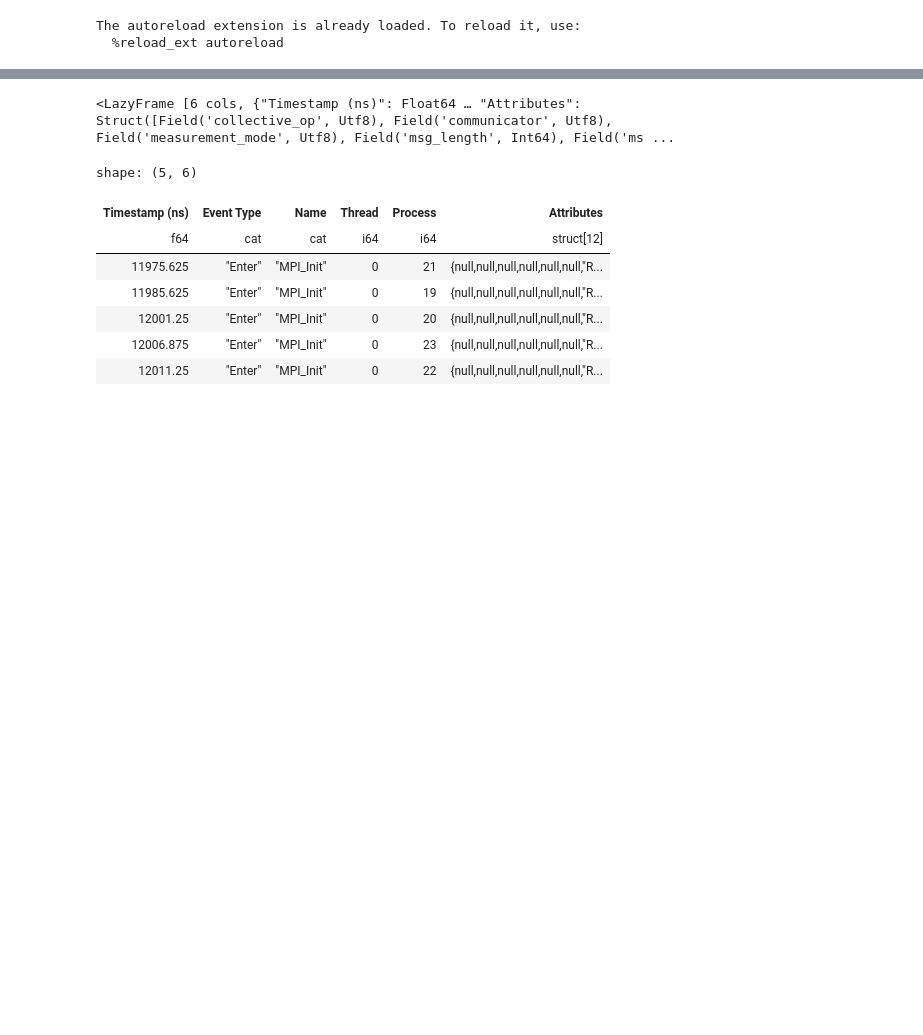
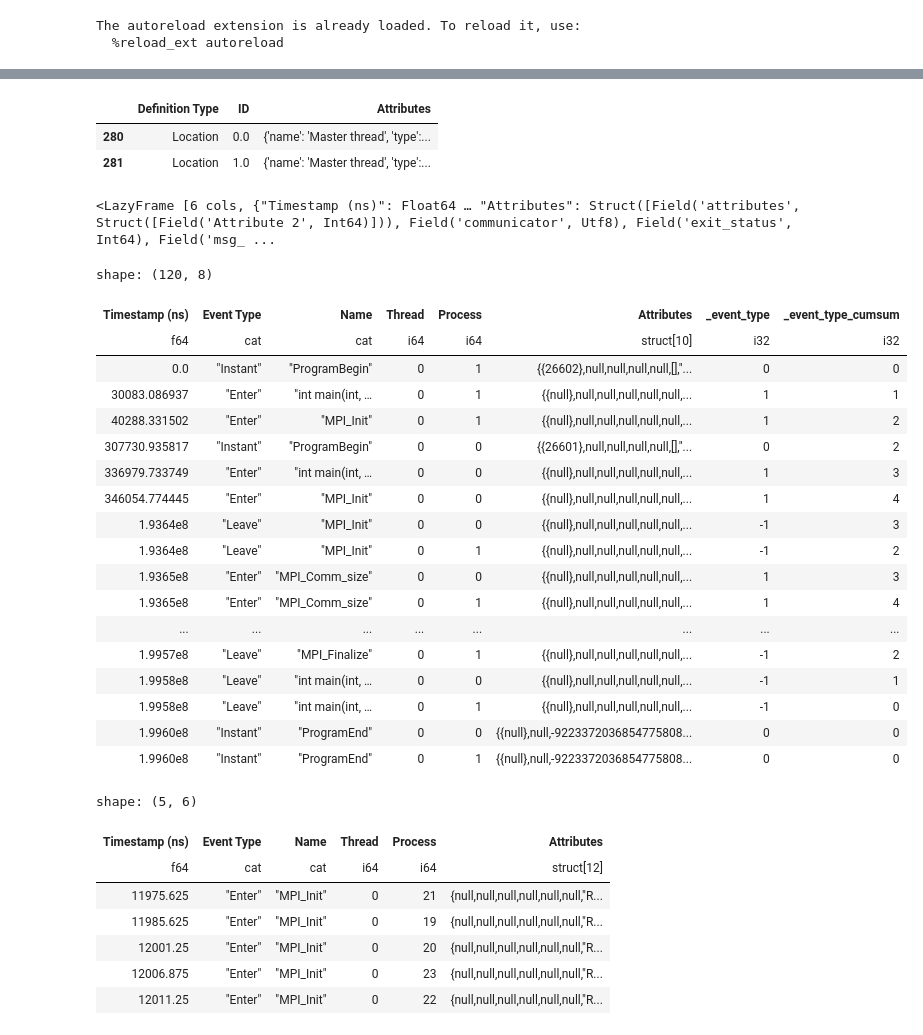
Before and after one commit to hpcgroup/pipit, a Jupyter notebook: docs/examples/polars.ipynb, the cells around one changed output, grey strips where cells are left out. Cells and saved outputs as stored; diff of their text form; code cells hidden in the pictures; blank space fills up the shorter version.

```diff
--- a/docs/examples/polars.ipynb
+++ b/docs/examples/polars.ipynb
@@ -13,11 +60,53 @@ import polars as pl
 # %%
-trace = pp.Trace.from_otf2("/home/rakrish/otf2-mpi-only-traces/kripke/32")
+# trace = pp.Trace.from_otf2("/home/rakrish/Score-P-traces/kripke/32/")
+trace = pp.Trace.from_otf2("../../pipit/tests/data/ping-pong-otf2/")
+# %%
+trace.definitions[trace.definitions["Definition Type"] == "Location"]
+# %% [output]
+|  | Definition Type | ID | Attributes |
+| 280 | Location | 0.0 | {'name': 'Master thread', 'type':... |
+| 281 | Location | 1.0 | {'name': 'Master thread', 'type':... |
 # %%
 df = trace.events
 df.sink_parquet("trace.parquet")
 df
 # %% [output]
-<LazyFrame [6 cols, {"Timestamp (ns)": Float64 … "Attributes": Struct([Field('collective_op', Utf8), Field('communicator', Utf8), Field('measurement_mode', Utf8), Field('msg_length', Int64), Field('ms ...
+<LazyFrame [6 cols, {"Timestamp (ns)": Float64 … "Attributes": Struct([Field('attributes', Struct([Field('Attribute 2', Int64)])), Field('communicator', Utf8), Field('exit_status', Int64), Field('msg_ ...
+# %%
+df = df.with_columns(
+    pl.when(pl.col("Event Type") == "Enter")
+    .then(pl.lit(1))
+    .when(pl.col("Event Type") == "Leave")
+    .then(pl.lit(-1))
+    .otherwise(pl.lit(0))
+    .alias("_event_type")
+)
+# %%
+df = df.with_columns(
+    pl.col("_event_type").cumsum().alias("_event_type_cumsum")
+)
+# %%
+df.collect()
+# %% [output]
+shape: (120, 8)
+| Timestamp (ns) | Event Type | Name | Thread | Process | Attributes | _event_type | _event_type_cumsum |
+| f64 | cat | cat | i64 | i64 | struct[10] | i32 | i32 |
+| 0.0 | "Instant" | "ProgramBegin" | 0 | 1 | {{26602},null,null,null,null,[],"... | 0 | 0 |
+| 30083.086937 | "Enter" | "int main(int, … | 0 | 1 | {{null},null,null,null,null,null,... | 1 | 1 |
+| 40288.331502 | "Enter" | "MPI_Init" | 0 | 1 | {{null},null,null,null,null,null,... | 1 | 2 |
+| 307730.935817 | "Instant" | "ProgramBegin" | 0 | 0 | {{26601},null,null,null,null,[],"... | 0 | 2 |
+| 336979.733749 | "Enter" | "int main(int, … | 0 | 0 | {{null},null,null,null,null,null,... | 1 | 3 |
+| 346054.774445 | "Enter" | "MPI_Init" | 0 | 0 | {{null},null,null,null,null,null,... | 1 | 4 |
+| 1.9364e8 | "Leave" | "MPI_Init" | 0 | 0 | {{null},null,null,null,null,null,... | -1 | 3 |
+| 1.9364e8 | "Leave" | "MPI_Init" | 0 | 1 | {{null},null,null,null,null,null,... | -1 | 2 |
+| 1.9365e8 | "Enter" | "MPI_Comm_size" | 0 | 0 | {{null},null,null,null,null,null,... | 1 | 3 |
+| 1.9365e8 | "Enter" | "MPI_Comm_size" | 0 | 1 | {{null},null,null,null,null,null,... | 1 | 4 |
+| ... | ... | ... | ... | ... | ... | ... | ... |
+| 1.9957e8 | "Leave" | "MPI_Finalize" | 0 | 1 | {{null},null,null,null,null,null,... | -1 | 2 |
+| 1.9958e8 | "Leave" | "int main(int, … | 0 | 0 | {{null},null,null,null,null,null,... | -1 | 1 |
+| 1.9958e8 | "Leave" | "int main(int, … | 0 | 1 | {{null},null,null,null,null,null,... | -1 | 0 |
+| 1.9960e8 | "Instant" | "ProgramEnd" | 0 | 0 | {{null},null,-9223372036854775808... | 0 | 0 |
+| 1.9960e8 | "Instant" | "ProgramEnd" | 0 | 1 | {{null},null,-9223372036854775808... | 0 | 0 |
 # %%
 df.head().collect()
 # %% [output]
```
Also changed, not shown: parts of 3 cells of this notebook.
